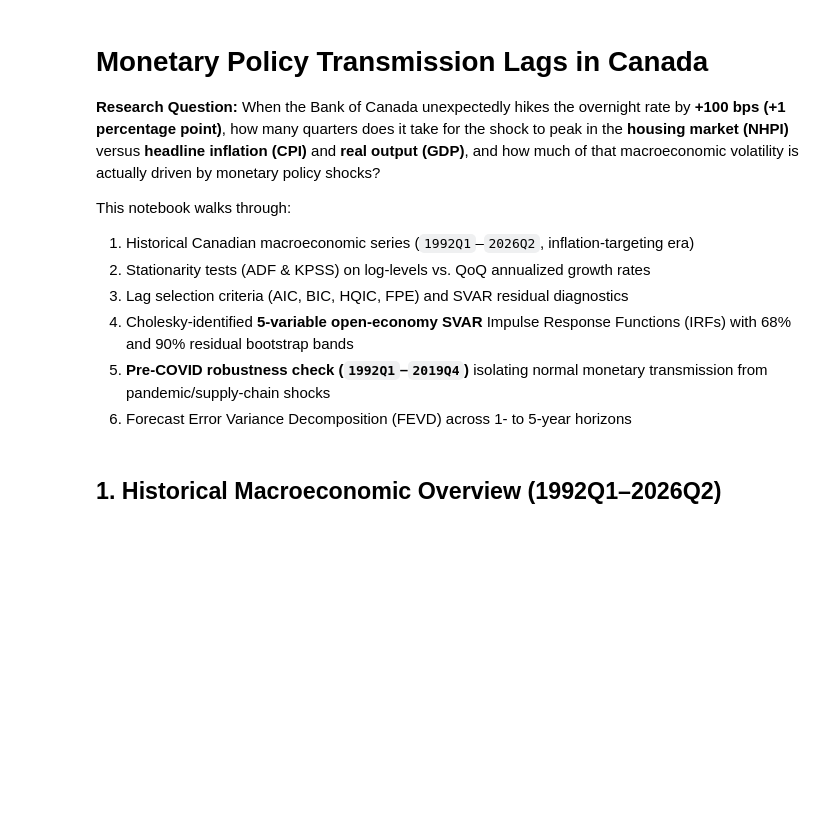
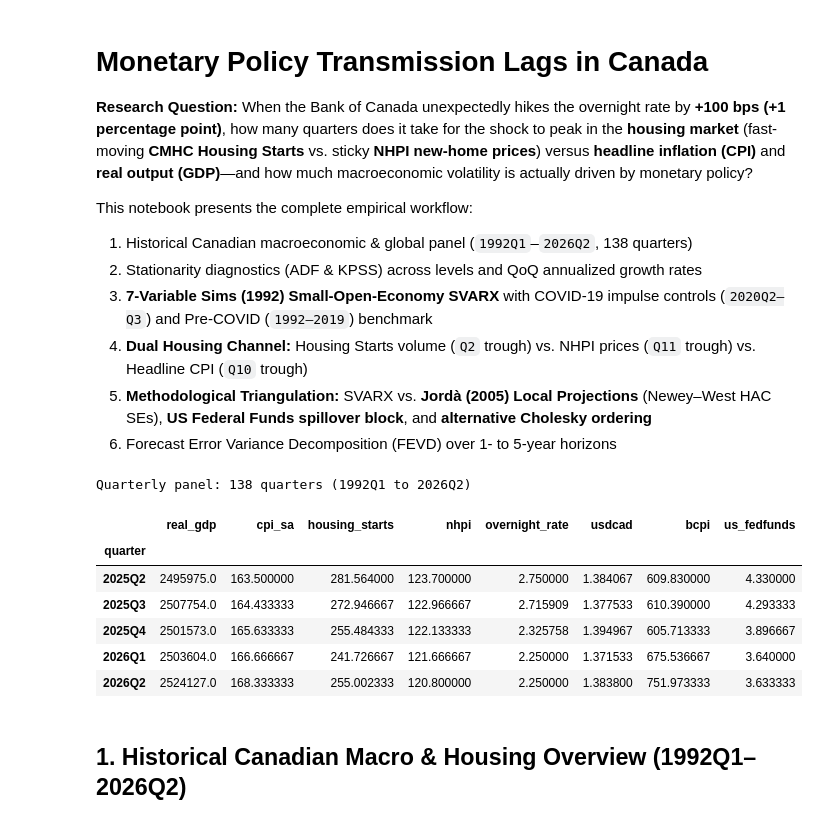
Before and after one commit to ArthurKaan/Monetary-Policy-Transmission-Lags-in-Canada, a Jupyter notebook: notebooks/exploratory_irf.ipynb, the cells around one changed output. Cells and saved outputs as stored; diff of their text form; code cells hidden in the pictures; blank space fills up the shorter version.

```diff
--- a/notebooks/exploratory_irf.ipynb
+++ b/notebooks/exploratory_irf.ipynb
@@ -1,38 +1,48 @@
 # %% [markdown]
 # Monetary Policy Transmission Lags in Canada
 
-**Research Question:** When the Bank of Canada unexpectedly hikes the overnight rate by **+100 bps (+1 percentage point)**, how many quarters does it take for the shock to peak in the **housing market (NHPI)** versus **headline inflation (CPI)** and **real output (GDP)**, and how much of that macroeconomic volatility is actually driven by monetary policy shocks?
+**Research Question:** When the Bank of Canada unexpectedly hikes the overnight rate by **+100 bps (+1 percentage point)**, how many quarters does it take for the shock to peak in the **housing market** (fast-moving **CMHC Housing Starts** vs. sticky **NHPI new-home prices**) versus **headline inflation (CPI)** and **real output (GDP)**—and how much macroeconomic volatility is actually driven by monetary policy?
 
-This notebook walks through:
-1. Historical Canadian macroeconomic series (`1992Q1`–`2026Q2`, inflation-targeting era)
-2. Stationarity tests (ADF & KPSS) on log-levels vs. QoQ annualized growth rates
-3. Lag selection criteria (AIC, BIC, HQIC, FPE) and SVAR residual diagnostics
-4. Cholesky-identified **5-variable open-economy SVAR** Impulse Response Functions (IRFs) with 68% and 90% residual bootstrap bands
-5. **Pre-COVID robustness check (`1992Q1`–`2019Q4`)** isolating normal monetary transmission from pandemic/supply-chain shocks
-6. Forecast Error Variance Decomposition (FEVD) across 1- to 5-year horizons
+This notebook presents the complete empirical workflow:
+1. Historical Canadian macroeconomic & global panel (`1992Q1`–`2026Q2`, 138 quarters)
+2. Stationarity diagnostics (ADF & KPSS) across levels and QoQ annualized growth rates
+3. **7-Variable Sims (1992) Small-Open-Economy SVARX** with COVID-19 impulse controls (`2020Q2–Q3`) and Pre-COVID (`1992–2019`) benchmark
+4. **Dual Housing Channel:** Housing Starts volume (`Q2` trough) vs. NHPI prices (`Q11` trough) vs. Headline CPI (`Q10` trough)
+5. **Methodological Triangulation:** SVARX vs. **Jordà (2005) Local Projections** (Newey–West HAC SEs), **US Federal Funds spillover block**, and **alternative Cholesky ordering**
+6. Forecast Error Variance Decomposition (FEVD) over 1- to 5-year horizons
 # %%
 from pathlib import Path
 import json
 import numpy as np
 import pandas as pd
 import matplotlib.pyplot as plt
 
-plt.rcParams["figure.dpi"] = 120
+plt.rcParams["figure.dpi"] = 95
 plt.rcParams["axes.spines.top"] = False
 plt.rcParams["axes.spines.right"] = False
 
 ROOT = Path.cwd().resolve().parent if Path.cwd().name == "notebooks" else Path.cwd().resolve()
 PROCESSED = ROOT / "data" / "processed"
 RESULTS = PROCESSED / "results"
+ROBUST = RESULTS / "robustness"
 
 levels = pd.read_csv(PROCESSED / "quarterly_levels.csv", index_col="quarter")
 stationary = pd.read_csv(PROCESSED / "quarterly_stationary.csv", index_col="quarter")
 stationarity_df = pd.read_csv(PROCESSED / "stationarity_tests.csv")
 
-print(f"Quarterly levels shape: {levels.shape} ({levels.index.min()} to {levels.index.max()})")
-levels.tail()
+print(f"Quarterly panel: {levels.shape[0]} quarters ({levels.index.min()} to {levels.index.max()})")
+levels[["real_gdp", "cpi_sa", "housing_starts", "nhpi", "overnight_rate", "usdcad", "bcpi", "us_fedfunds"]].tail()
+# %% [output]
+Quarterly panel: 138 quarters (1992Q1 to 2026Q2)
+|  | real_gdp | cpi_sa | housing_starts | nhpi | overnight_rate | usdcad | bcpi | us_fedfunds |
+| quarter |  |  |  |  |  |  |  |  |
+| 2025Q2 | 2495975.0 | 163.500000 | 281.564000 | 123.700000 | 2.750000 | 1.384067 | 609.830000 | 4.330000 |
+| 2025Q3 | 2507754.0 | 164.433333 | 272.946667 | 122.966667 | 2.715909 | 1.377533 | 610.390000 | 4.293333 |
+| 2025Q4 | 2501573.0 | 165.633333 | 255.484333 | 122.133333 | 2.325758 | 1.394967 | 605.713333 | 3.896667 |
+| 2026Q1 | 2503604.0 | 166.666667 | 241.726667 | 121.666667 | 2.250000 | 1.371533 | 675.536667 | 3.640000 |
+| 2026Q2 | 2524127.0 | 168.333333 | 255.002333 | 120.800000 | 2.250000 | 1.383800 | 751.973333 | 3.633333 |
 # %% [markdown]
-## 1. Historical Macroeconomic Overview (1992Q1–2026Q2)
+## 1. Historical Canadian Macro & Housing Overview (1992Q1–2026Q2)
 # %%
 q_dates = pd.PeriodIndex(levels.index, freq="Q").to_timestamp()
 s_dates = pd.PeriodIndex(stationary.index, freq="Q").to_timestamp()
```
Also changed, not shown: parts of 16 cells of this notebook, 2 other files.
